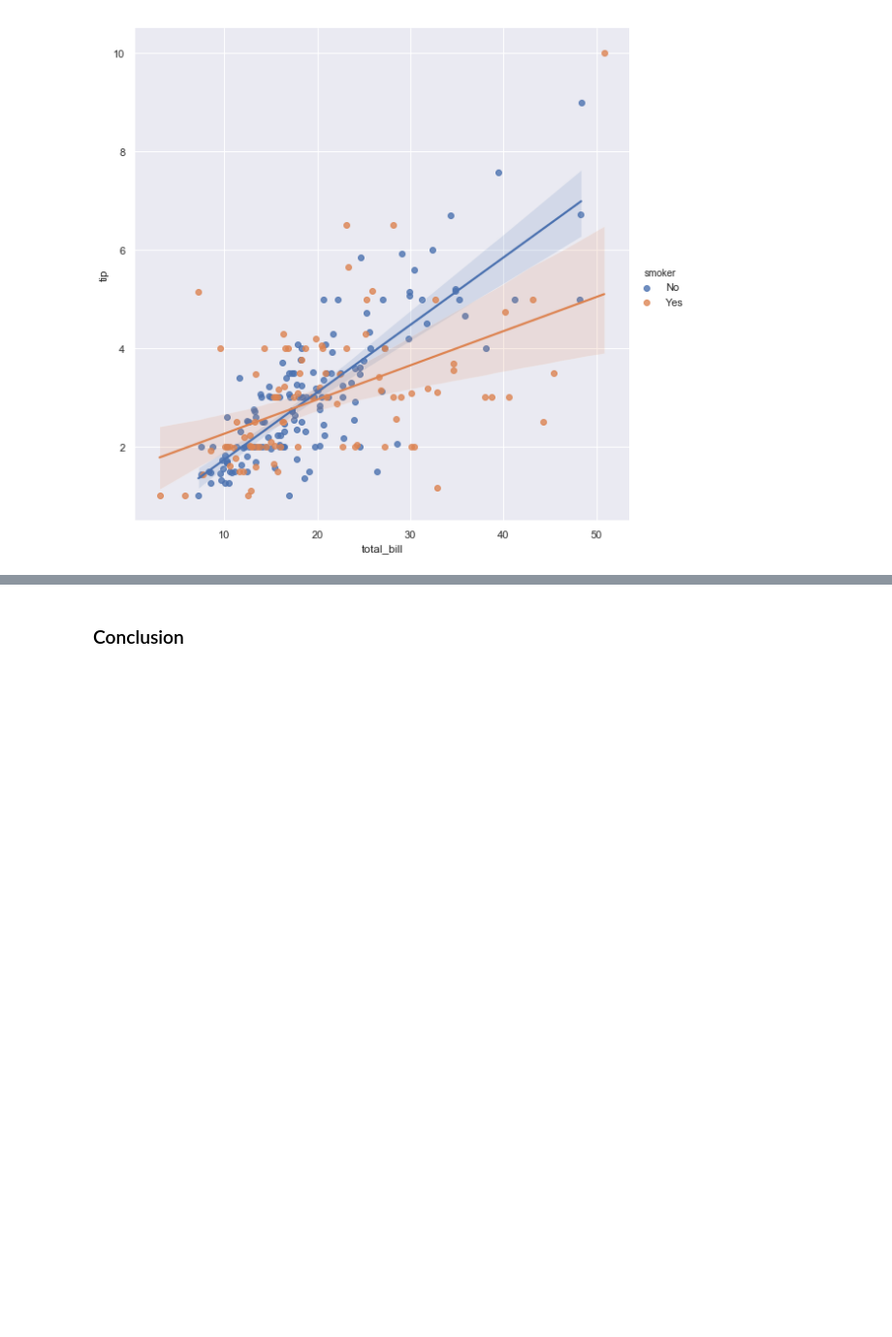
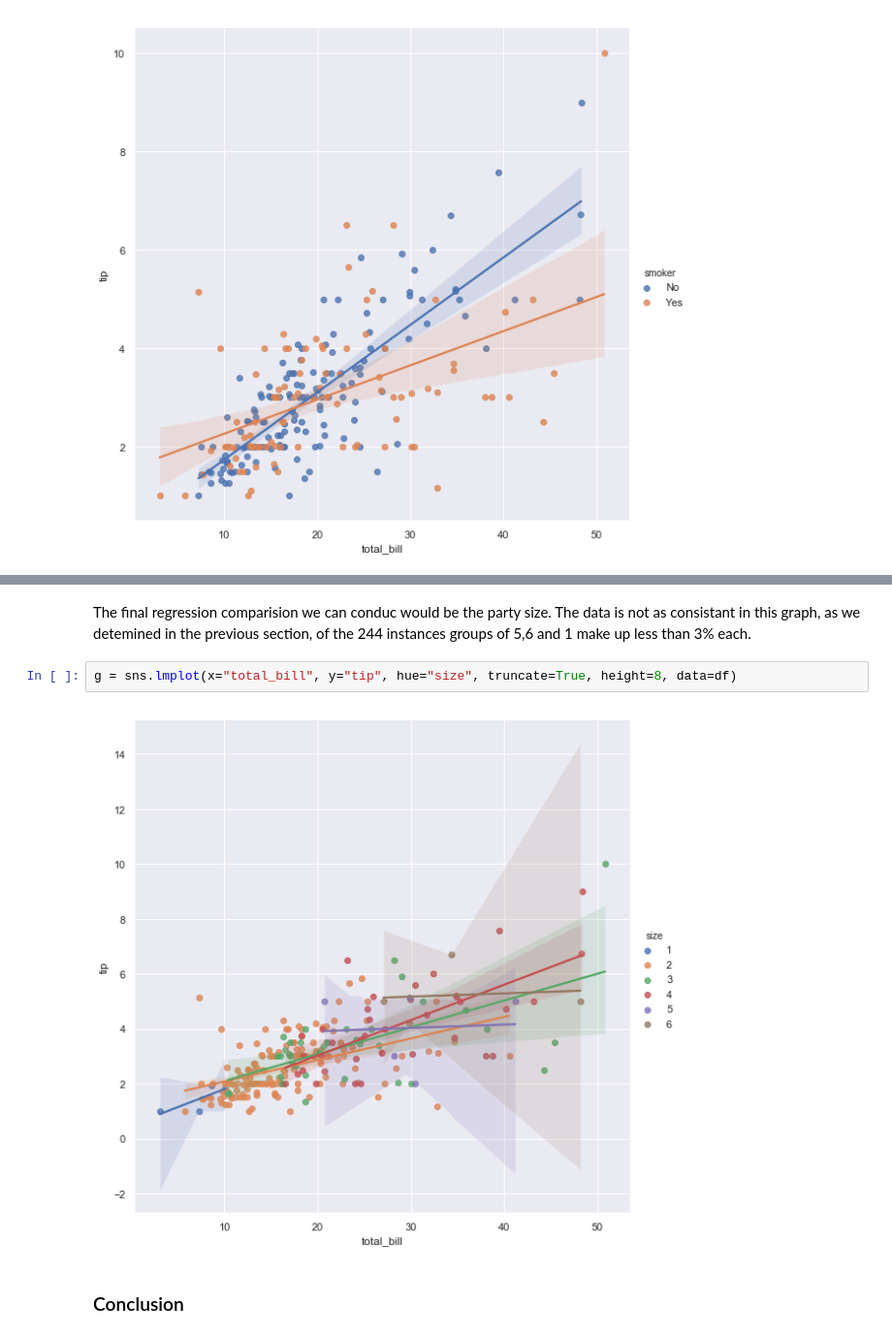
Before and after one commit to EoghanDelaney/FoDA_Assessment_2019, a Jupyter notebook: Assessment.ipynb, the cells around one changed output, grey strips where cells are left out. Shown at 97% size. Drawn from its saved outputs; the diff is of its cells as text; blank space fills up the shorter version.

```diff
--- a/Assessment.ipynb
+++ b/Assessment.ipynb
@@ -291,2 +305,8 @@ g = sns.lmplot(x="total_bill", y="tip", hue="smoker", truncate=True, height=8, d
+# %% [markdown]
+The final regression comparision we can conduc would be the party size. The data is not as consistant in this graph, as we detemined in the previous section, of the 244 instances groups of 5,6 and 1 make up less than 3% each.
+# %%
+g = sns.lmplot(x="total_bill", y="tip", hue="size", truncate=True, height=8, data=df)
+# %% [output]
+[figure, added]
 # %% [markdown]
 ### Conclusion
```
Also changed, not shown: parts of 6 cells of this notebook.
